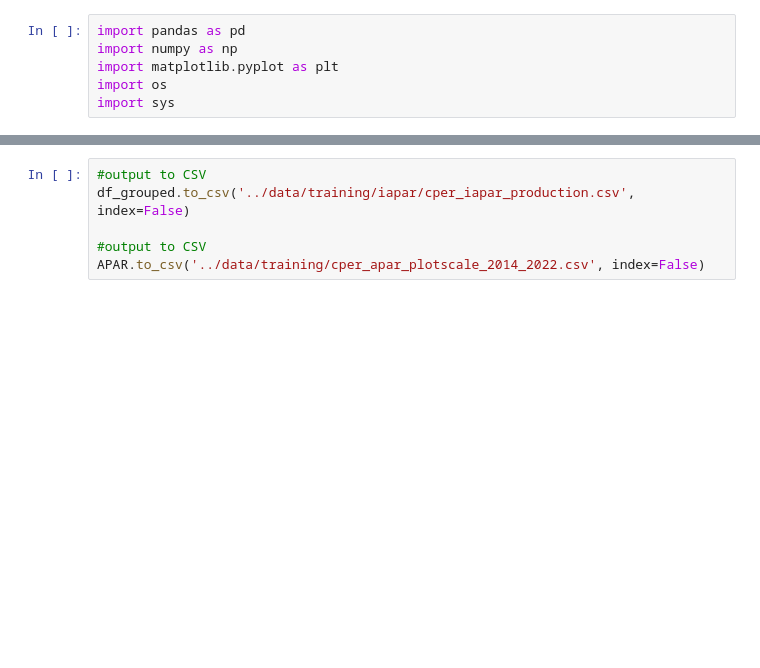
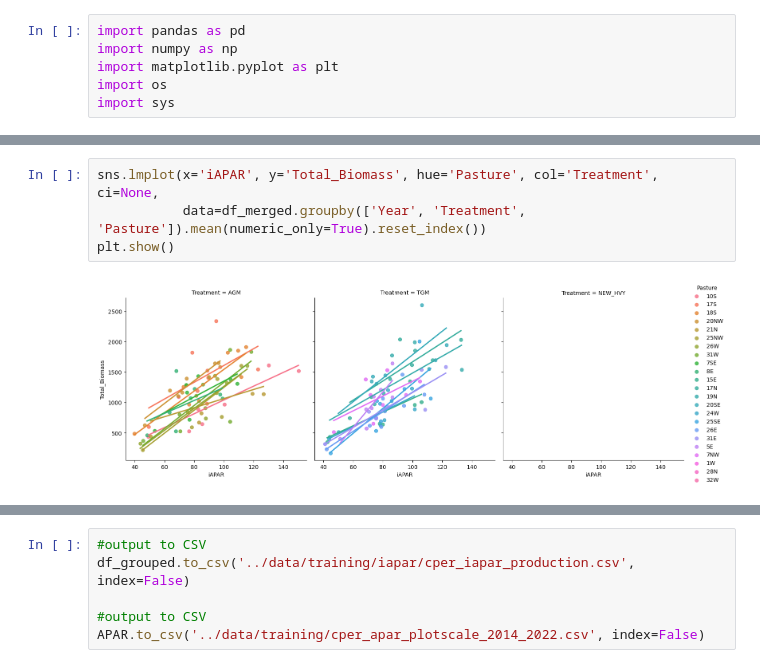
Before and after one commit to kearney-sp/cper_hls_veg_models, a Jupyter notebook: production/calculate_iapar.ipynb, the cells around one changed output, grey strips where cells are left out. Cells and saved outputs as stored; diff of their text form; blank space fills up the shorter version.

```diff
--- a/production/calculate_iapar.ipynb
+++ b/production/calculate_iapar.ipynb
@@ -225,0 +183,6 @@ sns.lmplot(x='iAPAR_at_Sampling', y='Total_Biomass', hue='Year', col='Treatment'
+# %%
+sns.lmplot(x='iAPAR', y='Total_Biomass', hue='Pasture', col='Treatment', ci=None,
+           data=df_merged.groupby(['Year', 'Treatment', 'Pasture']).mean(numeric_only=True).reset_index())
+plt.show()
+# %% [output]
+[figure, added]
```
Also changed, not shown: parts of 26 cells of this notebook, 7 other files.
